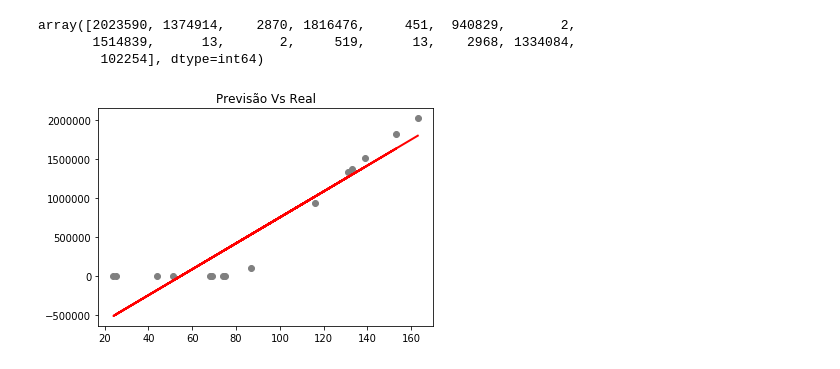
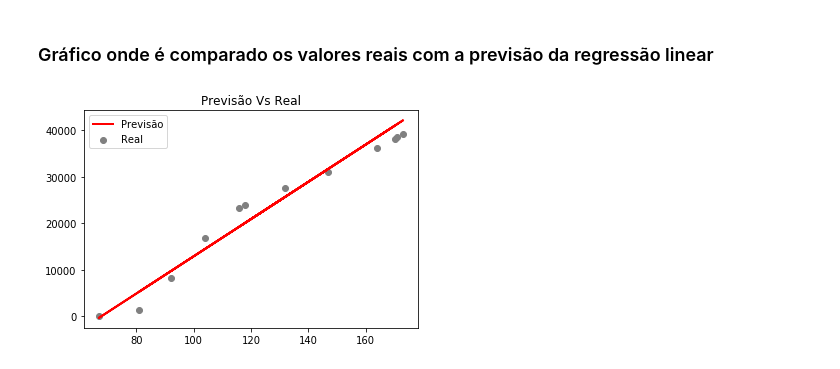
Before and after one commit to jpbsa98/Corona-Virus, a Jupyter notebook: TestesOutrosModelos.ipynb, the cells around one changed output. Drawn from its saved outputs; the diff is of its cells as text; code cells hidden in the pictures.

```diff
--- a/TestesOutrosModelos.ipynb
+++ b/TestesOutrosModelos.ipynb
@@ -96,2 +113,2 @@ class Data():
 # %%
-dados = Data('US')
+dados = Data('Portugal')
@@ -128,7 +163,7 @@ class Linear_Regression():
         #self.ridge = linear_model.Ridge(alpha=.001,max_iter=1000)
         #self.ridge.fit(np.reshape(self.x_train,(-1,1)), self.y_train)
 
-        self.lasso = linear_model.Lasso(alpha=1,max_iter=2000)
+        self.lasso = linear_model.Lasso(alpha=.01,max_iter=20000)
         self.lasso.fit(np.reshape(self.x_train,(-1,1)), self.y_train)
 
 
@@ -143,8 +178,11 @@ class Linear_Regression():
         count = 0
         test = np.asarray(self.y_test)
         for i in self.y_pred:
-            print('Predicted:' + str(i)+ '===== Real:' +str(test[count]) )
+            if i<0:
+                i=0
+            print('Predicted:' + str(int(i))+ '===== Real:' +str(test[count]) )
             count +=1
+
         print('Mean Absolute Error:', metrics.mean_absolute_error(self.y_test, self.y_pred))
         #print('Mean Squared Error:', metrics.mean_squared_error(self.y_test, y_pred))
 # %%
@@ -188,13 +221,10 @@ plt.show()
-# %%
-Model.y_test
-# %% [output]
-array([2023590, 1374914,    2870, 1816476,     451,  940829,       2,
-       1514839,      13,       2,     519,      13,    2968, 1334084,
-        102254], dtype=int64)
+# %% [markdown]
+### Gráfico onde é comparado os valores reais com a previsão da regressão linear
 # %%
-plt.scatter(Model.x_test, Model.y_test,  color='gray')
-plt.plot(Model.x_test, Model.y_pred, color='red', linewidth=2)
+plt.scatter(Model.x_test, Model.y_test,  color='gray',label='Real')
+plt.plot(Model.x_test, Model.y_pred, color='red', linewidth=2,label='Previsão')
 plt.title('Previsão Vs Real')
+plt.legend()
 plt.show()
 # %% [output]
-[figure, old version]
+[figure, new version]
```
Also changed, not shown: parts of 13 cells of this notebook, 1 other file.
